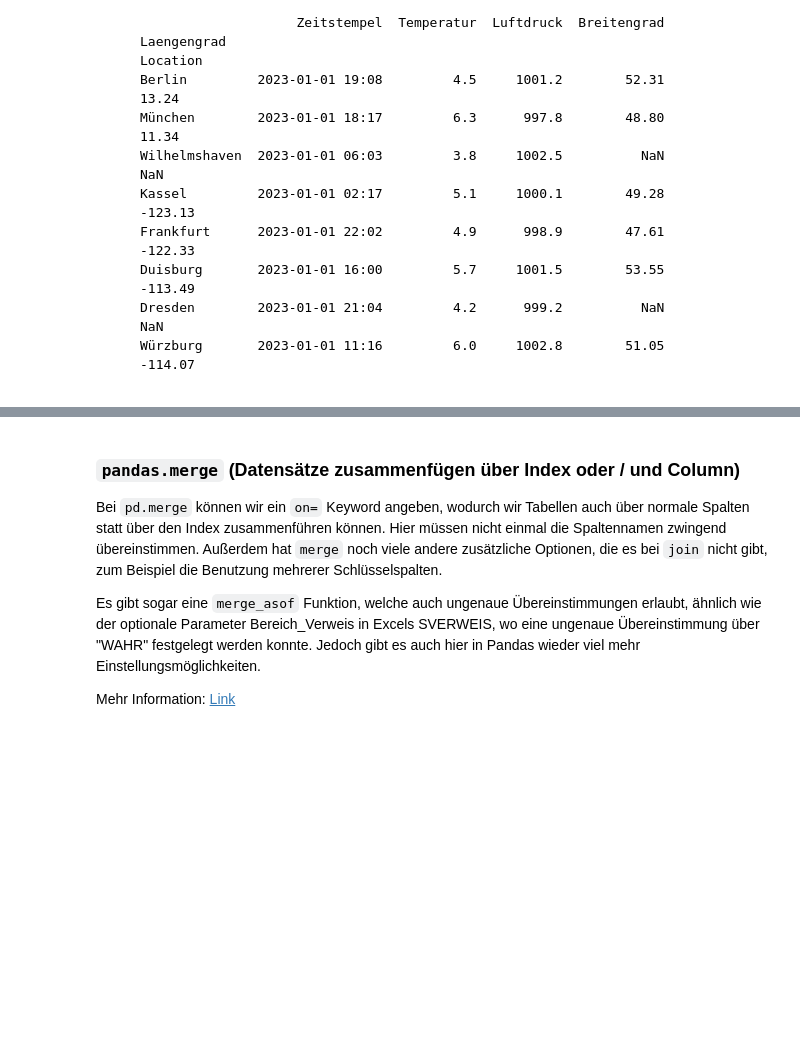
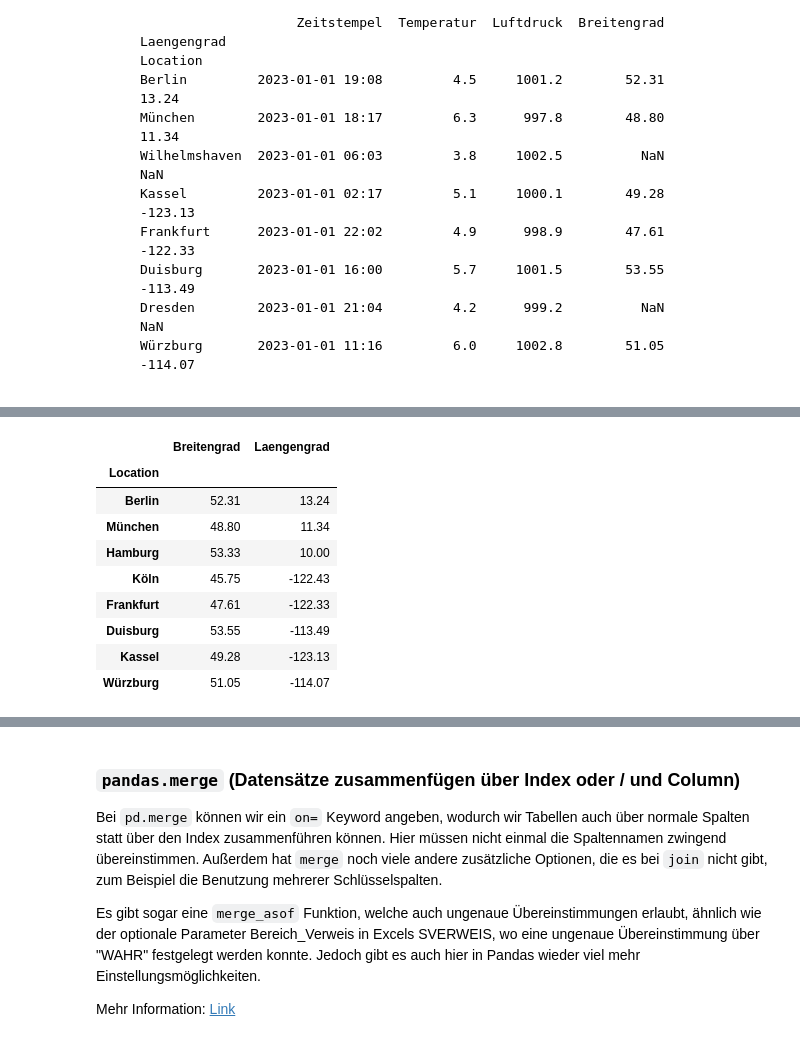
Before and after one commit to puLsar-Dev42/DataAnalyst_Aug.24, a Jupyter notebook: 07_Python_für_Datenanalysten/Tag_4_Pandas-joins-Tabellen-verbinden/Vorlesung/7_Skript_Pandas_joins_Vorlage_MM.ipynb, the cells around one changed output, grey strips where cells are left out. Saved outputs shown, nothing was run; the diff lists cells and outputs as text; code cells hidden in the pictures; blank space fills up the shorter version.

```diff
--- a/07_Python_für_Datenanalysten/Tag_4_Pandas-joins-Tabellen-verbinden/Vorlesung/7_Skript_Pandas_joins_Vorlage_MM.ipynb
+++ b/07_Python_für_Datenanalysten/Tag_4_Pandas-joins-Tabellen-verbinden/Vorlesung/7_Skript_Pandas_joins_Vorlage_MM.ipynb
@@ -254,0 +455,13 @@ geo_dict = {'Location': ['Berlin', 'München', 'Hamburg', 'Köln',
+# %%
+geo_df
+# %% [output]
+|  | Breitengrad | Laengengrad |
+| Location |  |  |
+| Berlin | 52.31 | 13.24 |
+| München | 48.80 | 11.34 |
+| Hamburg | 53.33 | 10.00 |
+| Köln | 45.75 | -122.43 |
+| Frankfurt | 47.61 | -122.33 |
+| Duisburg | 53.55 | -113.49 |
+| Kassel | 49.28 | -123.13 |
+| Würzburg | 51.05 | -114.07 |
```
Also changed, not shown: parts of 36 cells of this notebook, 17 other files.
